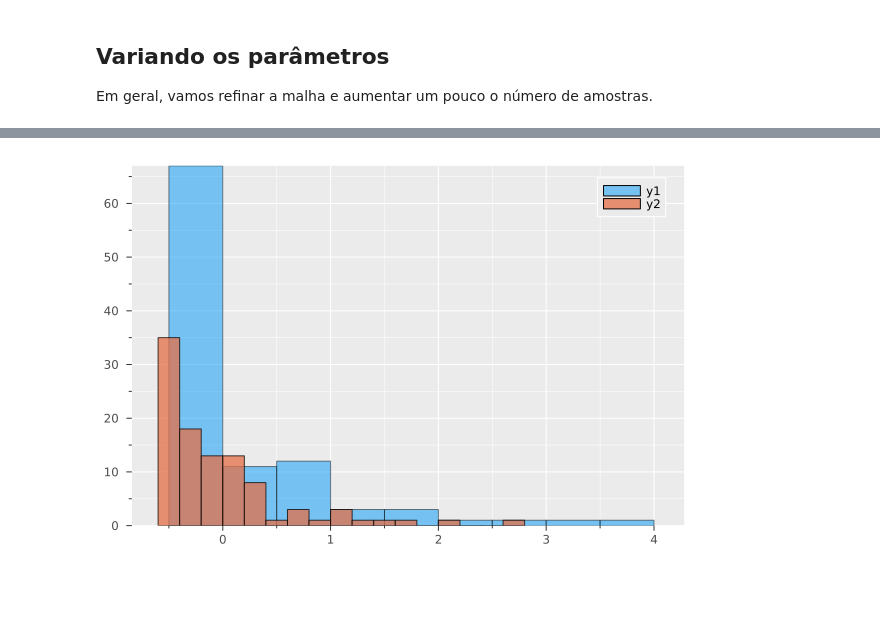
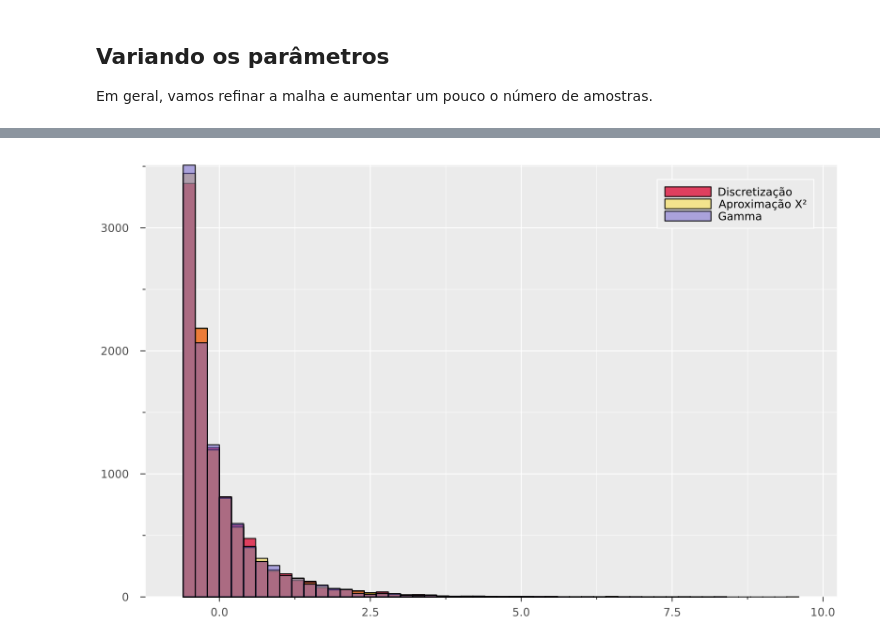
Before and after one commit to binha0/SDE, a Jupyter notebook: Teste3.ipynb, the cells around one changed output, grey strips where cells are left out. Cells and saved outputs as stored; diff of their text form; code cells hidden in the pictures; blank space fills up the shorter version.

```diff
--- a/Teste3.ipynb
+++ b/Teste3.ipynb
@@ -112,5 +140,6 @@ plot(p1,p2,p3, layout=(3,1))
-# %%
-histogram(aprox,bins=20,alpha=0.5)
-histogram!(approx_gamma,bins=20,alpha=0.75)
-# %% [output]
-[figure, removed]
+# %%
+histogram(Is, bins=50, fillalpha=0.8, label="Discretização", size=(800,500), color="crimson")
+histogram!(aprox, bins=50, fillalpha=0.4, label="Aproximação Χ²", color="gold")
+histogram!(approx_gamma, bins=50, fillalpha=0.5, label="Gamma", color="slateblue")
+# %% [output]
+[figure, added]
```
Also changed, not shown: parts of 17 cells of this notebook.
